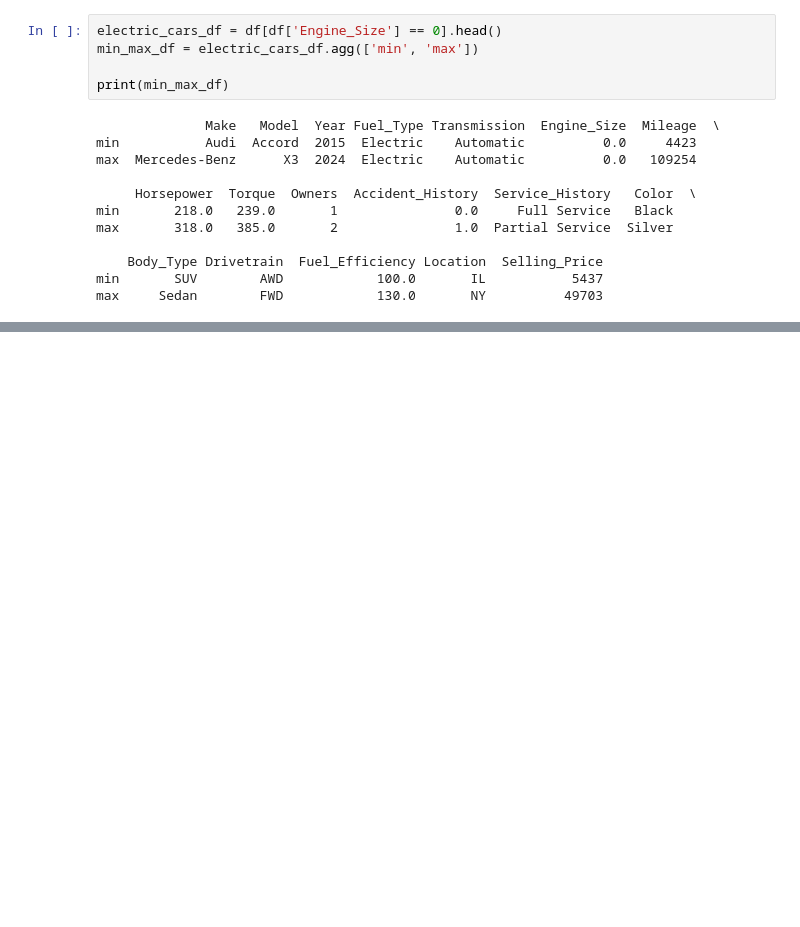
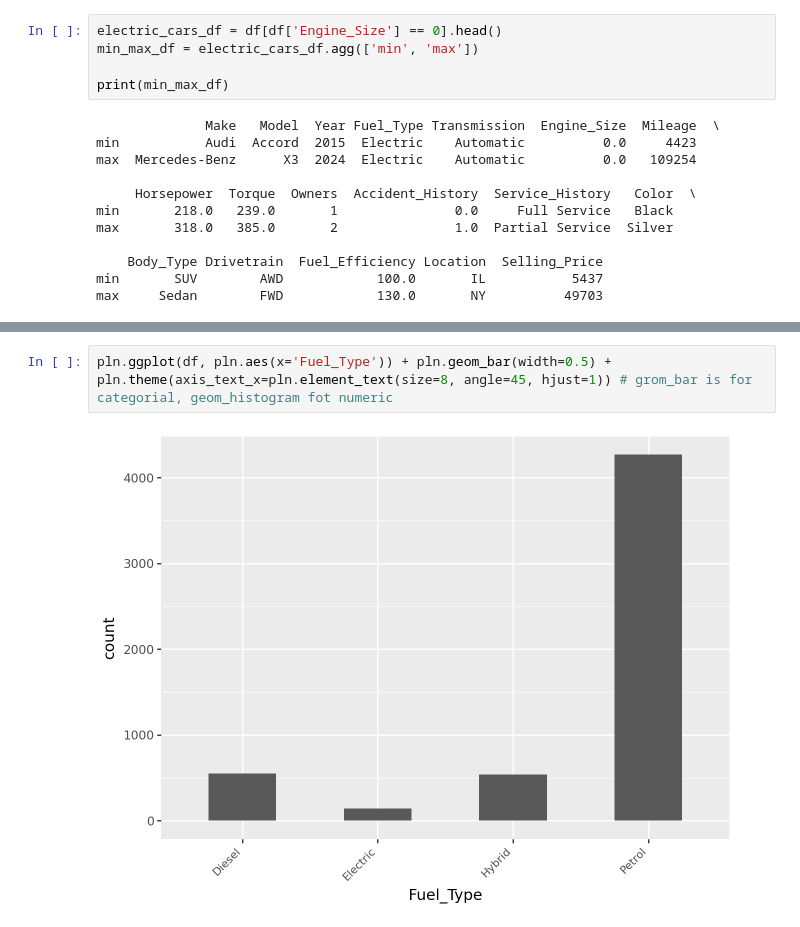
Before and after one commit to idowein/data-science-course-HIT, a Jupyter notebook: HW1/HW1_automobile_EDA.ipynb, the cells around one changed output, grey strips where cells are left out. Saved outputs shown, nothing was run; the diff lists cells and outputs as text; blank space fills up the shorter version.

```diff
--- a/HW1/HW1_automobile_EDA.ipynb
+++ b/HW1/HW1_automobile_EDA.ipynb
@@ -221,0 +267,4 @@ max     Sedan        FWD            130.0       NY          49703
+# %%
+pln.ggplot(df, pln.aes(x='Fuel_Type')) + pln.geom_bar(width=0.5) + pln.theme(axis_text_x=pln.element_text(size=8, angle=45, hjust=1)) # grom_bar is for categorial, geom_histogram fot numeric
+# %% [output]
+[figure, added]
```
Also changed, not shown: parts of 20 cells of this notebook.
